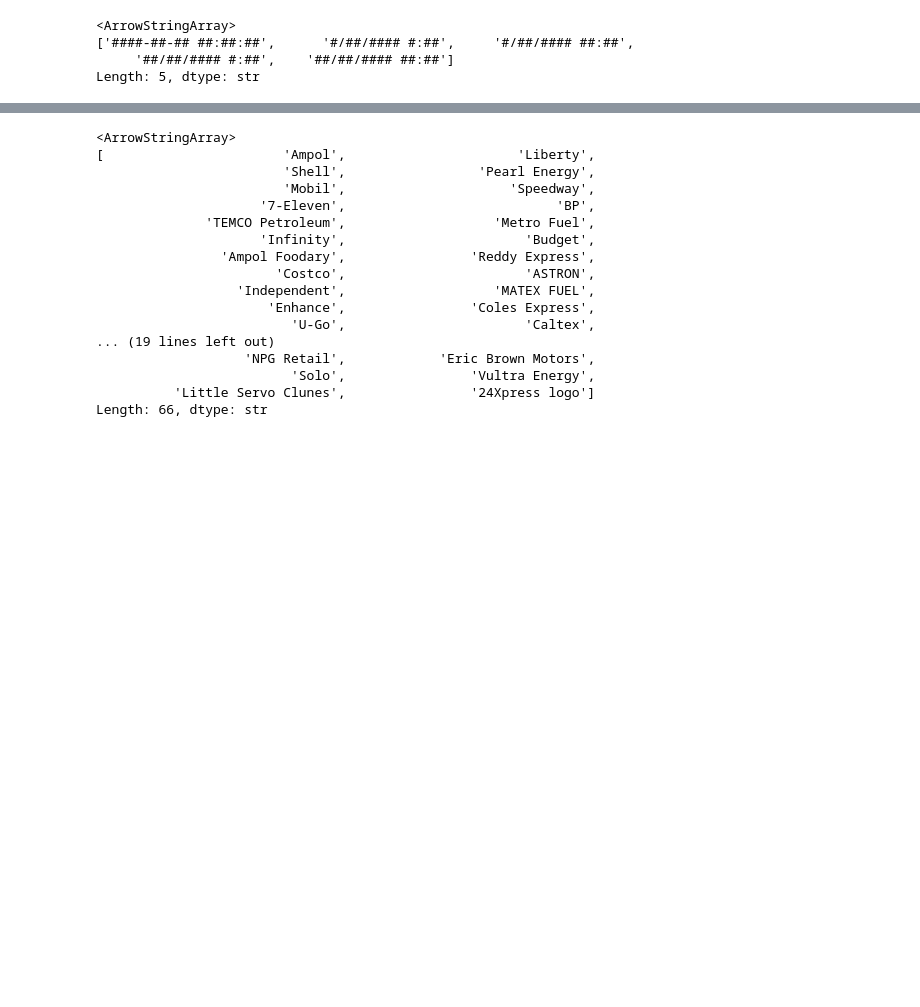
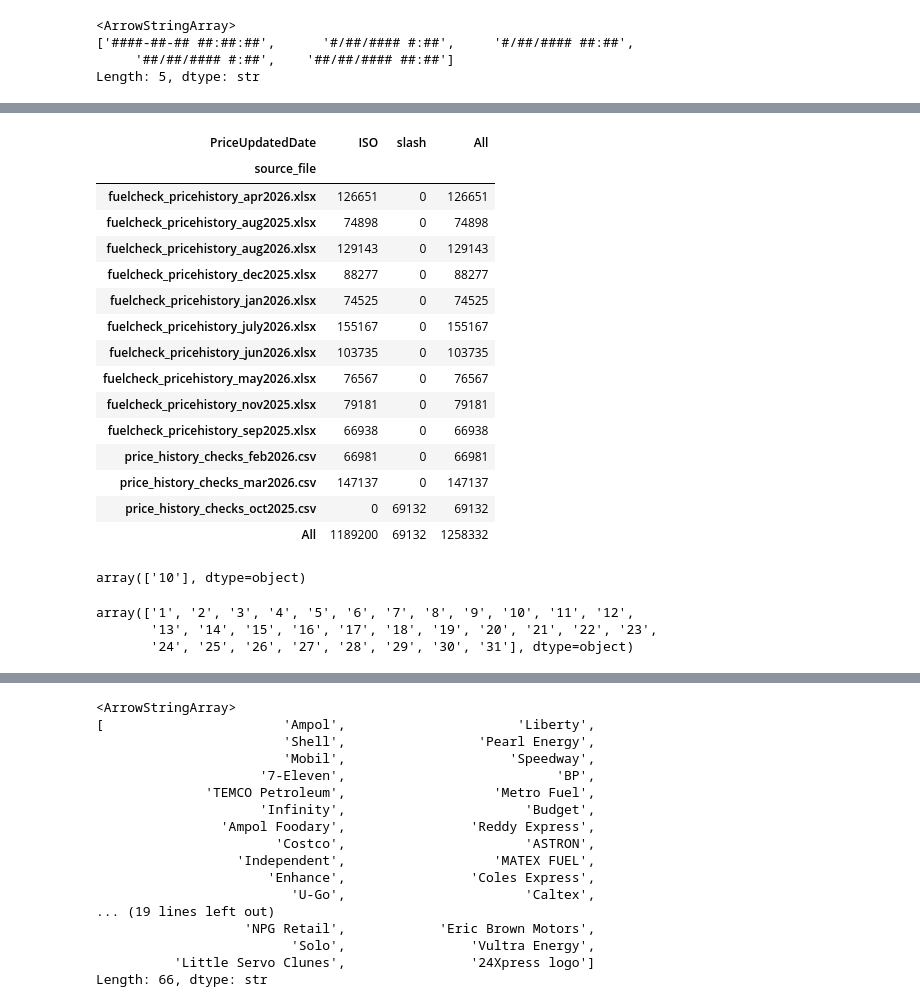
Before and after one commit to DanhHoangLongDuong/NSW-fuel-price-analysis, a Jupyter notebook: notebooks/01_load_and_profile.ipynb, the cells around one changed output, grey strips where cells are left out. Cells and saved outputs as stored; diff of their text form; code cells hidden in the pictures; blank space fills up the shorter version.

```diff
--- a/notebooks/01_load_and_profile.ipynb
+++ b/notebooks/01_load_and_profile.ipynb
@@ -158,0 +176,42 @@ Length: 5, dtype: str
+# %%
+# Make 5 different into 2 groups: ISO (containing `-`) and slash (containing `/`)
+formats_group = {"####-##-## ##:##:##":"ISO", '#/##/#### #:##': "slash", '#/##/#### ##:##': "slash", '##/##/#### #:##': "slash", '##/##/#### ##:##': "slash"}
+formats_table = pd.crosstab(full_table["source_file"], formats.map(formats_group), margins=True)
+formats_table
+# %% [output]
+| PriceUpdatedDate | ISO | slash | All |
+| source_file |  |  |  |
+| fuelcheck_pricehistory_apr2026.xlsx | 126651 | 0 | 126651 |
+| fuelcheck_pricehistory_aug2025.xlsx | 74898 | 0 | 74898 |
+| fuelcheck_pricehistory_aug2026.xlsx | 129143 | 0 | 129143 |
+| fuelcheck_pricehistory_dec2025.xlsx | 88277 | 0 | 88277 |
+| fuelcheck_pricehistory_jan2026.xlsx | 74525 | 0 | 74525 |
+| fuelcheck_pricehistory_july2026.xlsx | 155167 | 0 | 155167 |
+| fuelcheck_pricehistory_jun2026.xlsx | 103735 | 0 | 103735 |
+| fuelcheck_pricehistory_may2026.xlsx | 76567 | 0 | 76567 |
+| fuelcheck_pricehistory_nov2025.xlsx | 79181 | 0 | 79181 |
+| fuelcheck_pricehistory_sep2025.xlsx | 66938 | 0 | 66938 |
+| price_history_checks_feb2026.csv | 66981 | 0 | 66981 |
+| price_history_checks_mar2026.csv | 147137 | 0 | 147137 |
+| price_history_checks_oct2025.csv | 0 | 69132 | 69132 |
+| All | 1189200 | 69132 | 1258332 |
+# %%
+# second number of "PriceUpdatedDate" in October 2025 is month
+oct2025 = (full_table
+                .loc[(full_table["source_file"] == "price_history_checks_oct2025.csv"),["source_file", "PriceUpdatedDate"]]
+                .assign(month = lambda x: x["PriceUpdatedDate"].str.split("/").str[1])
+          )
+oct2025["month"].unique()
+# %% [output]
+array(['10'], dtype=object)
+# %%
+# first number go above 12 so the first number is day
+oct2025 = (full_table
+                .loc[(full_table["source_file"] == "price_history_checks_oct2025.csv"),["source_file", "PriceUpdatedDate"]]
+                .assign(day = lambda x: x["PriceUpdatedDate"].str.split("/").str[0])
+          )
+oct2025["day"].unique()
+# %% [output]
+array(['1', '2', '3', '4', '5', '6', '7', '8', '9', '10', '11', '12',
+       '13', '14', '15', '16', '17', '18', '19', '20', '21', '22', '23',
+       '24', '25', '26', '27', '28', '29', '30', '31'], dtype=object)
```
Also changed, not shown: parts of 4 cells of this notebook.
